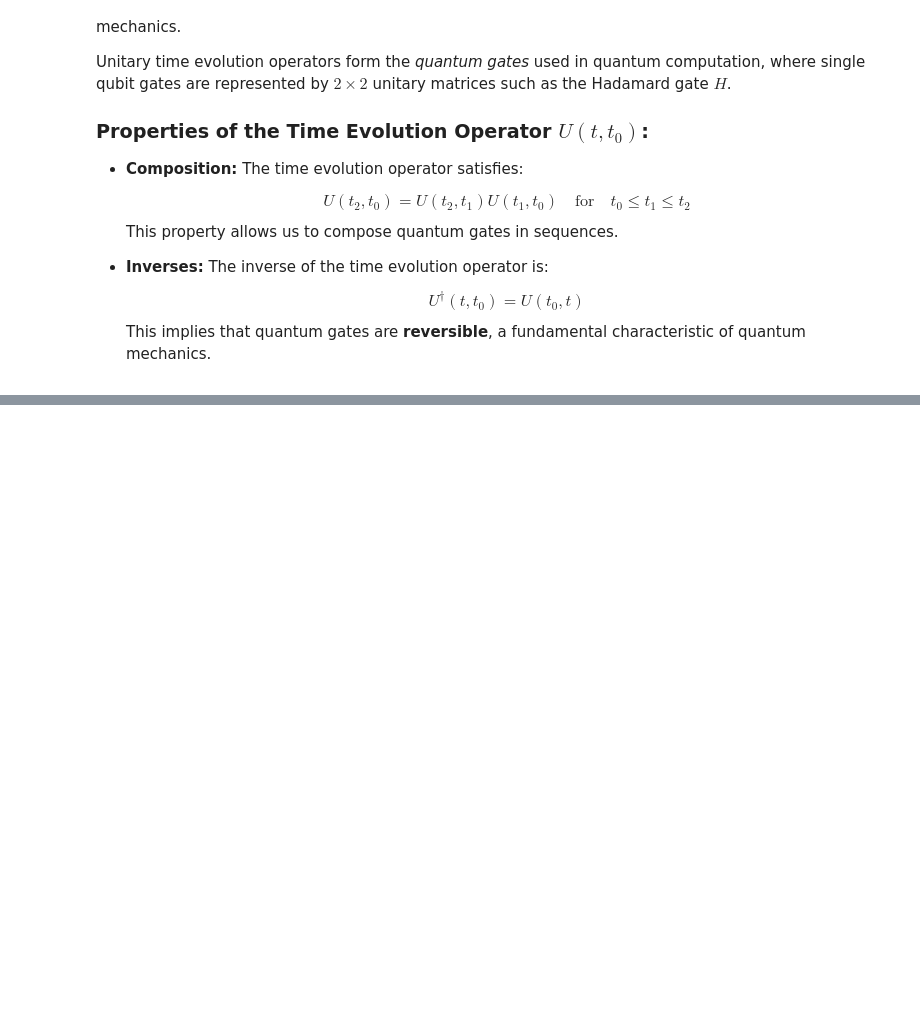
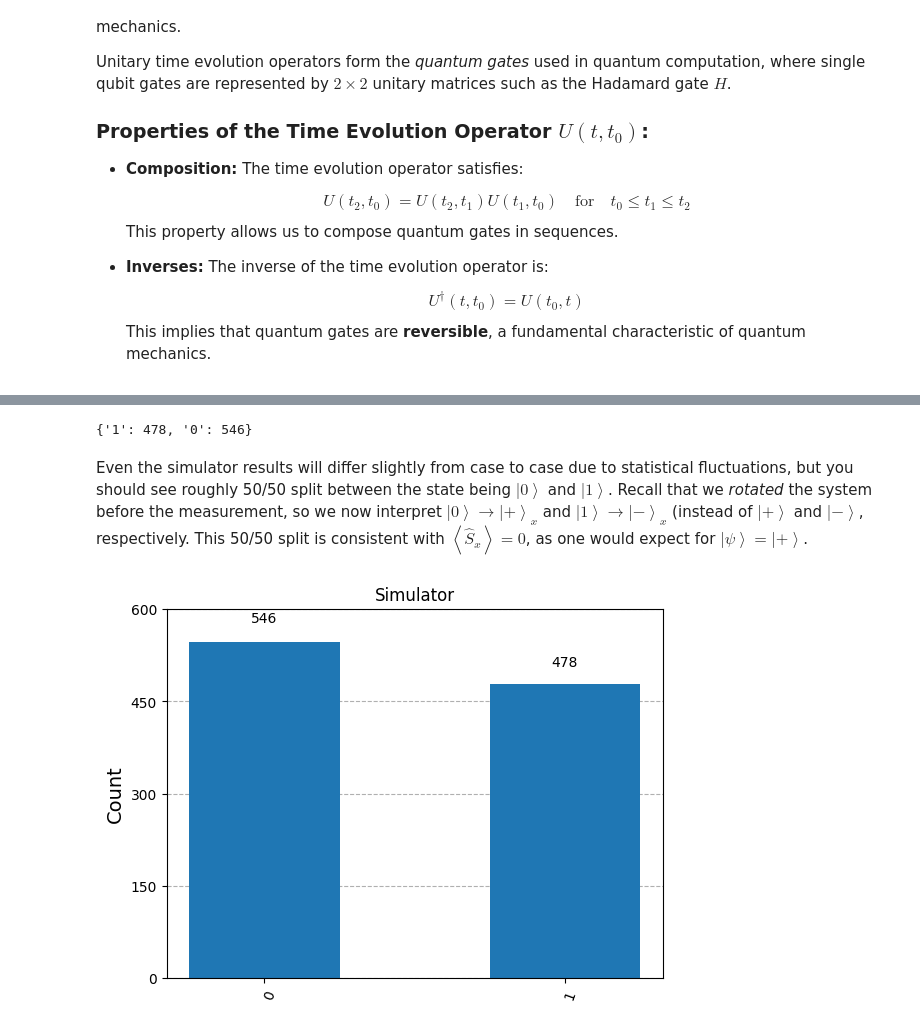
Before and after one commit to Mishrakishan/mishrakishan.github.io, a Jupyter notebook: assets/jupyter/Basic_Quantum_Mechanics_with_Qiskit.ipynb, the cells around one changed output, grey strips where cells are left out. Saved outputs shown, nothing was run; the diff lists cells and outputs as text; code cells hidden in the pictures; blank space fills up the shorter version.

```diff
--- a/assets/jupyter/Basic_Quantum_Mechanics_with_Qiskit.ipynb
+++ b/assets/jupyter/Basic_Quantum_Mechanics_with_Qiskit.ipynb
@@ -722,0 +606,11 @@ Text(0, 0.5, 'Probability')
+# %%
+from qiskit.primitives import StatevectorSampler
+
+sampler = StatevectorSampler()
+
+nshots = 1024
+
+pub = (circuit)
+job = sampler.run([pub], shots=nshots)
+
+result = job.result()[0]
@@ -722,0 +742,21 @@ Text(0, 0.5, 'Probability')
+# %%
+sampler = StatevectorSampler()
+
+pub = (circuit2)
+job = sampler.run([pub], shots=nshots)
+
+# Extract the result for the 0th pub (this example only has one pub).
+result = job.result()[0]
+counts_sim = result.data.c.get_counts()
+# %%
+counts_sim
+# %% [output]
+{'1': 478, '0': 546}
+# %% [markdown]
+Even the simulator results will differ slightly from case to case due to statistical fluctuations, but you should see roughly 50/50 split between the state being $\left|0\right\rangle$ and $\left|1\right\rangle$. Recall that we <i>rotated</i> the system before the measurement, so we now interpret $\left|0\right\rangle\rightarrow \left|+\right\rangle_{x}$ and $\left|1\right\rangle \rightarrow \left|-\right\rangle_{x}$ (instead of $\left|+\right\rangle$ and $\left|-\right\rangle$, respectively. This 50/50 split is consistent with $\left\langle \hat{S}_{x}\right\rangle = 0$, as one would expect for $\left|\psi\right\rangle = \left|+\right\rangle$.
+# %%
+from qiskit.visualization import plot_histogram
+
+plot_histogram(counts_sim, title="Simulator")
+# %% [output]
+[figure, added]
```
Also changed, not shown: parts of 96 cells of this notebook, 2 other files.
